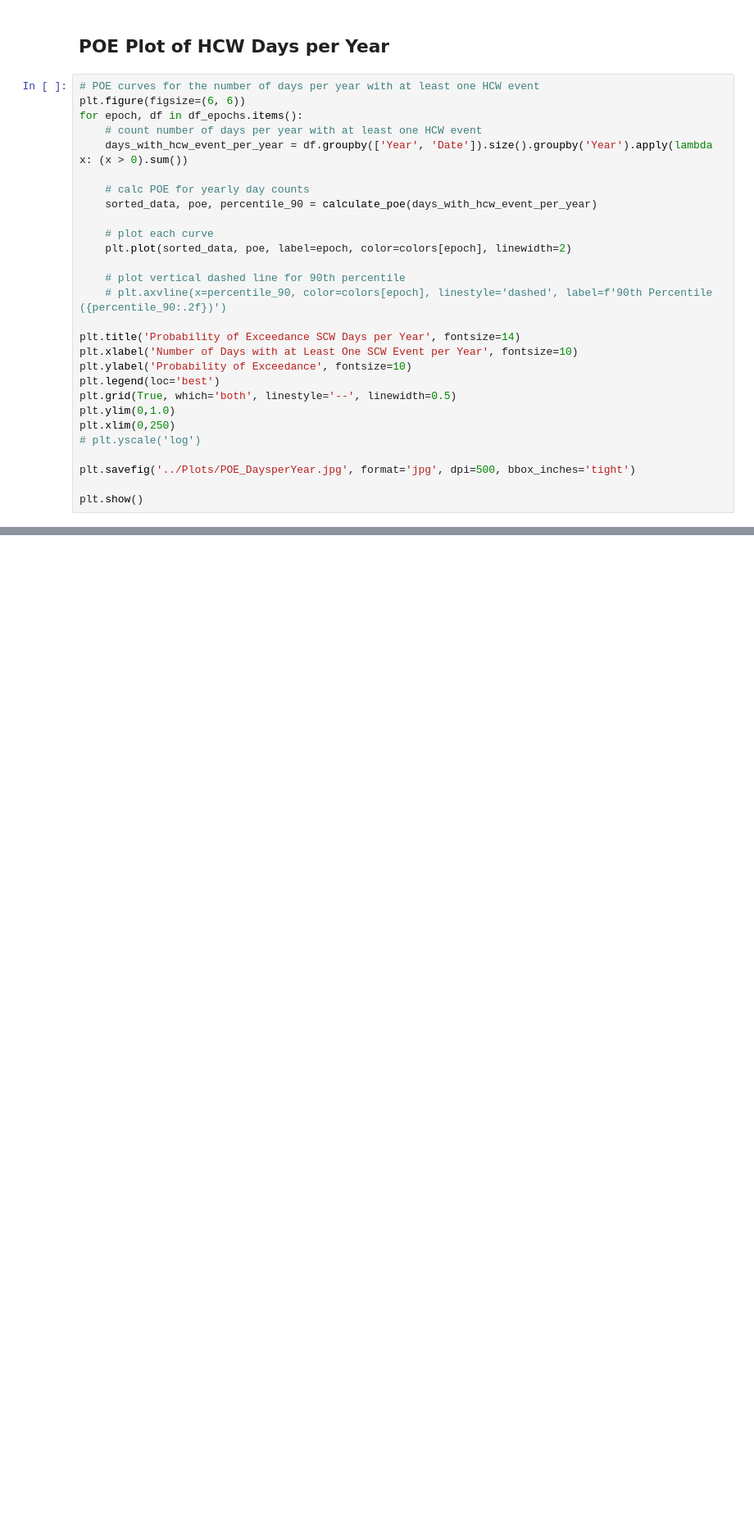
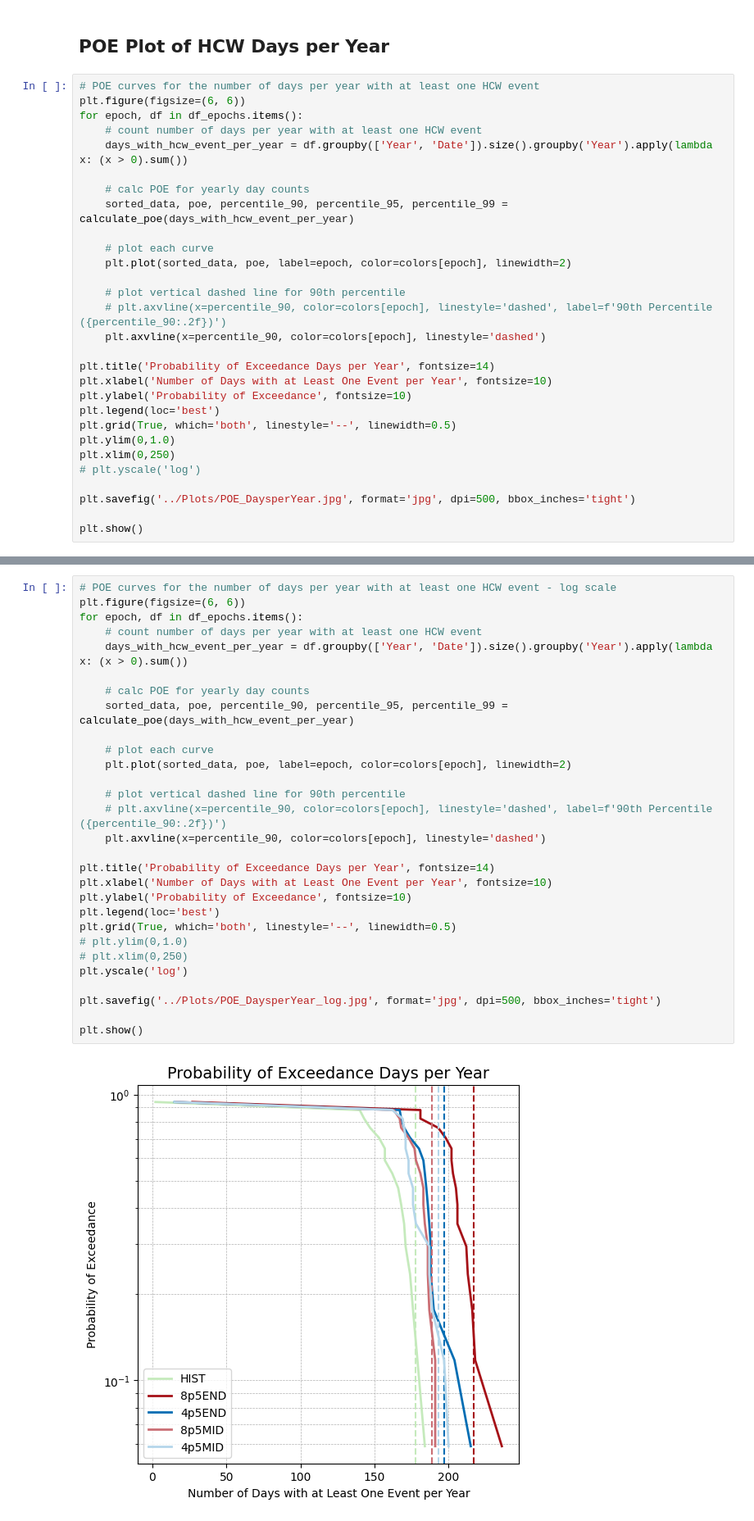
Before and after one commit to caitroufa/SYN_SERV, a Jupyter notebook: Code/POE.ipynb, the cells around one changed output, grey strips where cells are left out. Shown: that part at 82% size. Drawn from its saved outputs; the diff is of its cells as text; blank space fills up the shorter version.

```diff
--- a/Code/POE.ipynb
+++ b/Code/POE.ipynb
@@ -248,16 +303,17 @@ for epoch, df in df_epochs.items():
     days_with_hcw_event_per_year = df.groupby(['Year', 'Date']).size().groupby('Year').apply(lambda x: (x > 0).sum())
 
     # calc POE for yearly day counts
-    sorted_data, poe, percentile_90 = calculate_poe(days_with_hcw_event_per_year)
+    sorted_data, poe, percentile_90, percentile_95, percentile_99 = calculate_poe(days_with_hcw_event_per_year)
 
     # plot each curve
     plt.plot(sorted_data, poe, label=epoch, color=colors[epoch], linewidth=2)
 
     # plot vertical dashed line for 90th percentile
     # plt.axvline(x=percentile_90, color=colors[epoch], linestyle='dashed', label=f'90th Percentile ({percentile_90:.2f})')
+    plt.axvline(x=percentile_90, color=colors[epoch], linestyle='dashed')
 
-plt.title('Probability of Exceedance SCW Days per Year', fontsize=14)
-plt.xlabel('Number of Days with at Least One SCW Event per Year', fontsize=10)
+plt.title('Probability of Exceedance Days per Year', fontsize=14)
+plt.xlabel('Number of Days with at Least One Event per Year', fontsize=10)
 plt.ylabel('Probability of Exceedance', fontsize=10)
 plt.legend(loc='best')
 plt.grid(True, which='both', linestyle='--', linewidth=0.5)
@@ -272,0 +329,31 @@ plt.show()
+# %%
+# POE curves for the number of days per year with at least one HCW event - log scale
+plt.figure(figsize=(6, 6))
+for epoch, df in df_epochs.items():
+    # count number of days per year with at least one HCW event
+    days_with_hcw_event_per_year = df.groupby(['Year', 'Date']).size().groupby('Year').apply(lambda x: (x > 0).sum())
+
+    # calc POE for yearly day counts
+    sorted_data, poe, percentile_90, percentile_95, percentile_99 = calculate_poe(days_with_hcw_event_per_year)
+
+    # plot each curve
+    plt.plot(sorted_data, poe, label=epoch, color=colors[epoch], linewidth=2)
+
+    # plot vertical dashed line for 90th percentile
+    # plt.axvline(x=percentile_90, color=colors[epoch], linestyle='dashed', label=f'90th Percentile ({percentile_90:.2f})')
+    plt.axvline(x=percentile_90, color=colors[epoch], linestyle='dashed')
+
+plt.title('Probability of Exceedance Days per Year', fontsize=14)
+plt.xlabel('Number of Days with at Least One Event per Year', fontsize=10)
+plt.ylabel('Probability of Exceedance', fontsize=10)
+plt.legend(loc='best')
+plt.grid(True, which='both', linestyle='--', linewidth=0.5)
+# plt.ylim(0,1.0)
+# plt.xlim(0,250)
+plt.yscale('log')
+
+plt.savefig('../Plots/POE_DaysperYear_log.jpg', format='jpg', dpi=500, bbox_inches='tight')
+
+plt.show()
+# %% [output]
+[figure, added]
```
Also changed, not shown: parts of 8 cells of this notebook, 3 other files.
